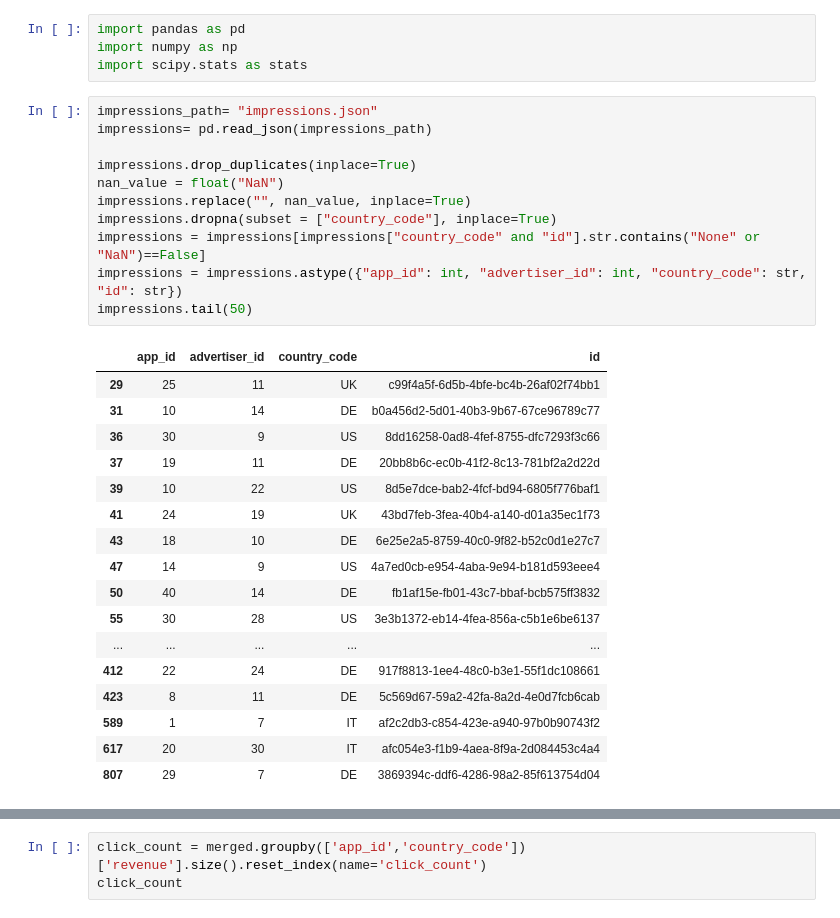
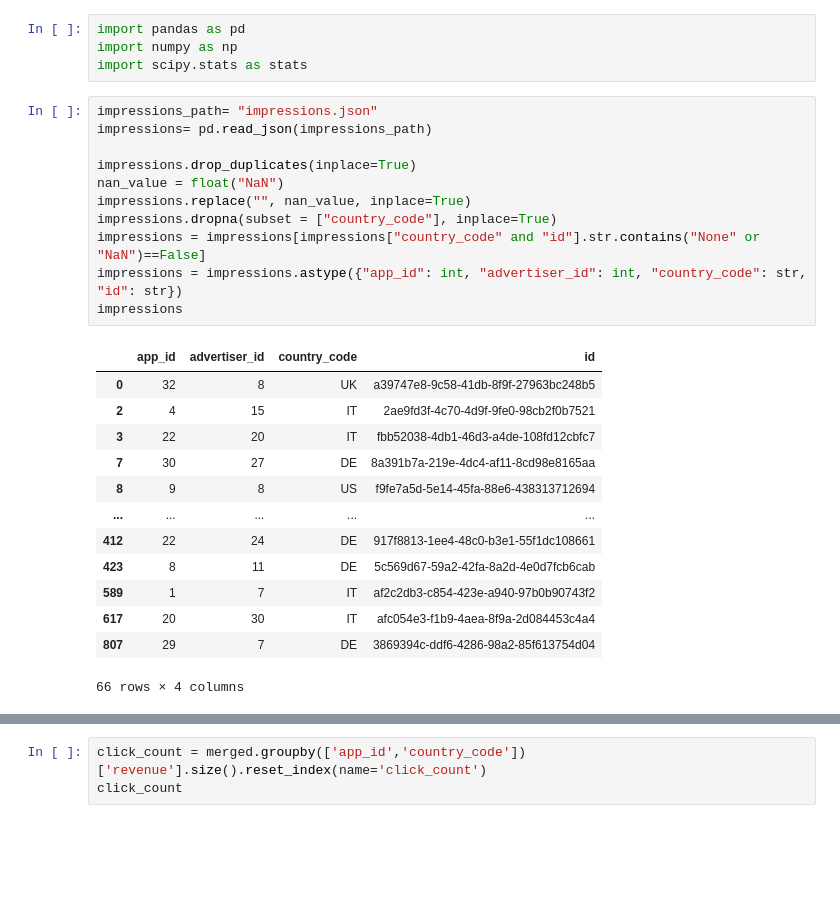
Before and after one commit to eyamini/Verve-Top-Advertisers, a Jupyter notebook: Merged.ipynb, the cells around one changed output, grey strips where cells are left out. Saved outputs shown, nothing was run; the diff lists cells and outputs as text; blank space fills up the shorter version.

```diff
--- a/Merged.ipynb
+++ b/Merged.ipynb
@@ -5,32 +5,28 @@ import scipy.stats as stats
 # %%
 impressions_path= "impressions.json"
 impressions= pd.read_json(impressions_path)
 
 impressions.drop_duplicates(inplace=True)
 nan_value = float("NaN")
 impressions.replace("", nan_value, inplace=True)
 impressions.dropna(subset = ["country_code"], inplace=True)
 impressions = impressions[impressions["country_code" and "id"].str.contains("None" or "NaN")==False]
 impressions = impressions.astype({"app_id": int, "advertiser_id": int, "country_code": str, "id": str})
-impressions.tail(50)
+impressions
 # %% [output]
 |  | app_id | advertiser_id | country_code | id |
-| 29 | 25 | 11 | UK | c99f4a5f-6d5b-4bfe-bc4b-26af02f74bb1 |
-| 31 | 10 | 14 | DE | b0a456d2-5d01-40b3-9b67-67ce96789c77 |
-| 36 | 30 | 9 | US | 8dd16258-0ad8-4fef-8755-dfc7293f3c66 |
-| 37 | 19 | 11 | DE | 20bb8b6c-ec0b-41f2-8c13-781bf2a2d22d |
-| 39 | 10 | 22 | US | 8d5e7dce-bab2-4fcf-bd94-6805f776baf1 |
-| 41 | 24 | 19 | UK | 43bd7feb-3fea-40b4-a140-d01a35ec1f73 |
-| 43 | 18 | 10 | DE | 6e25e2a5-8759-40c0-9f82-b52c0d1e27c7 |
-| 47 | 14 | 9 | US | 4a7ed0cb-e954-4aba-9e94-b181d593eee4 |
-| 50 | 40 | 14 | DE | fb1af15e-fb01-43c7-bbaf-bcb575ff3832 |
-| 55 | 30 | 28 | US | 3e3b1372-eb14-4fea-856a-c5b1e6be6137 |
+| 0 | 32 | 8 | UK | a39747e8-9c58-41db-8f9f-27963bc248b5 |
+| 2 | 4 | 15 | IT | 2ae9fd3f-4c70-4d9f-9fe0-98cb2f0b7521 |
+| 3 | 22 | 20 | IT | fbb52038-4db1-46d3-a4de-108fd12cbfc7 |
+| 7 | 30 | 27 | DE | 8a391b7a-219e-4dc4-af11-8cd98e8165aa |
+| 8 | 9 | 8 | US | f9fe7a5d-5e14-45fa-88e6-438313712694 |
 | ... | ... | ... | ... | ... |
 | 412 | 22 | 24 | DE | 917f8813-1ee4-48c0-b3e1-55f1dc108661 |
 | 423 | 8 | 11 | DE | 5c569d67-59a2-42fa-8a2d-4e0d7fcb6cab |
 | 589 | 1 | 7 | IT | af2c2db3-c854-423e-a940-97b0b90743f2 |
 | 617 | 20 | 30 | IT | afc054e3-f1b9-4aea-8f9a-2d084453c4a4 |
 | 807 | 29 | 7 | DE | 3869394c-ddf6-4286-98a2-85f613754d04 |
+66 rows × 4 columns
 # %%
 clicks_path= "clicks.json"
 clicks= pd.read_json(clicks_path)
```
Also changed, not shown: parts of 4 cells of this notebook.
